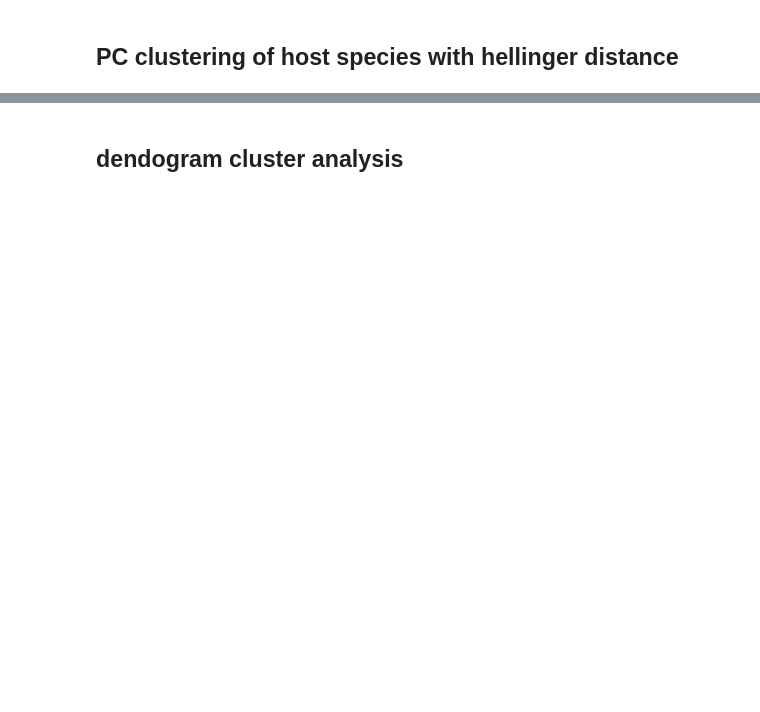
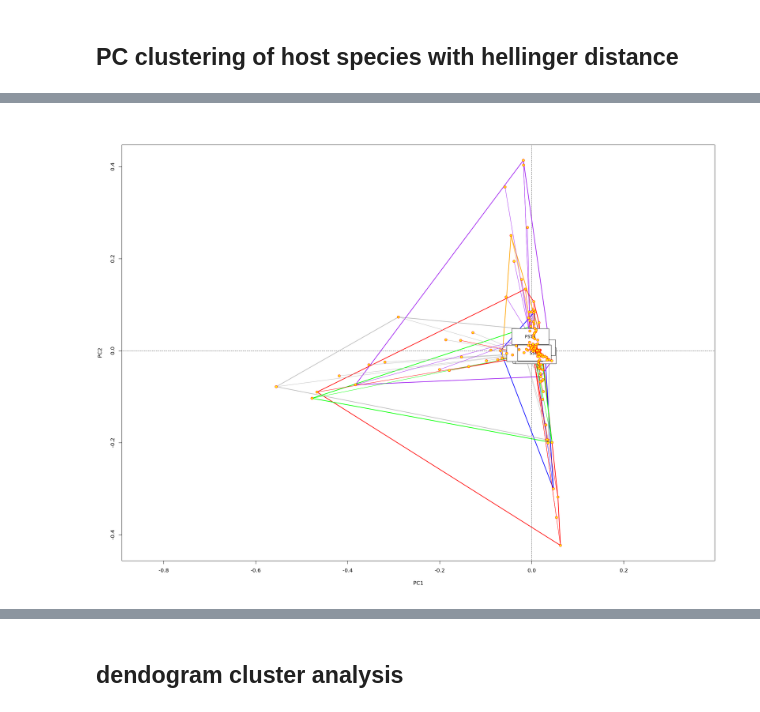
Before and after one commit to cdesouza02/BEL_16S_ITS2, a Jupyter notebook: BEL_16S_outputs/ordination_stats.ipynb, the cells around one changed output, grey strips where cells are left out. Drawn from its saved outputs; the diff is of its cells as text; code cells hidden in the pictures; blank space fills up the shorter version.

```diff
--- a/BEL_16S_outputs/ordination_stats.ipynb
+++ b/BEL_16S_outputs/ordination_stats.ipynb
@@ -93,0 +99,4 @@ Warning message in otu_nomit$SampleID <- rownames(otu_nomit):
+# %%
+class(otu_nomit)
+class(sample_nomit)
+otu_df <- as.data.frame(otu_nomit)
@@ -93,0 +118,7 @@ Warning message in otu_nomit$SampleID <- rownames(otu_nomit):
+# %%
+# check to make sure otu and sample are compatible
+class(sample_nomit)
+class(otu_df)
+
+# merge otu and sam_clean by sample ID
+otu_df$SampleID <- rownames(otu_df)
@@ -94,6 +128,3 @@ Warning message in otu_nomit$SampleID <- rownames(otu_nomit):
 # %%
-otu_merged <- merge(otu_nomit, sample_nomit, by = "SampleID",
+otu_merged <- merge(otu_df, sample_nomit, by = "SampleID",
                     all = TRUE, sort = FALSE)
-rownames(otu_merged) <- otu_merged$SampleID
-otu_merged$SampleID <- NULL
-otu_nomit$SampleID <- NULL
@@ -111,3 +174,6 @@ ord <- decostand(otu_nochlo, method = "hellinger")
+# %%
+# Hellinger distance, comparable to euclidean
+ord <- decostand(otu_nomit, method = "hellinger")
 # %%
 str(otu_merged$Species)
 table(otu_merged$Species)
@@ -117,17 +187,19 @@ options(repr.plot.width=20, repr.plot.height=18)
 # %%
 #by species
 disp <- "sites"
 scl <- "symmetric"
 
 #transforming species col from chr to factor
-otu_merged$species <- factor(otu_merged$species)
+otu_merged$Species <- factor(otu_merged$Species)
 # PCA via rda()
 pca_mod <- rda(ord)
 #color points
 # Color vector
 col_vec <-c("red", "blue", "orange", "grey", "purple", "green")
 cols <- col_vec[otu_merged$species]
 plot(pca_mod, type = "n", scaling = scl, display = disp)
-ordihull(pca_mod, groups = otu_merged$species, col = col_vec, scaling = scl, lwd = 2)
-ordispider(pca_mod, groups = otu_merged$species, col = col_vec, scaling = scl, label = TRUE)
+ordihull(pca_mod, groups = otu_merged$Species, col = col_vec, scaling = scl, lwd = 2)
+ordispider(pca_mod, groups = otu_merged$Species, col = col_vec, scaling = scl, label = TRUE)
 points(pca_mod, display = disp, scaling = scl, pch = 21, col = "red", bg = "yellow")
+# %% [output]
+[figure, added]
```
Also changed, not shown: parts of 29 cells of this notebook.
